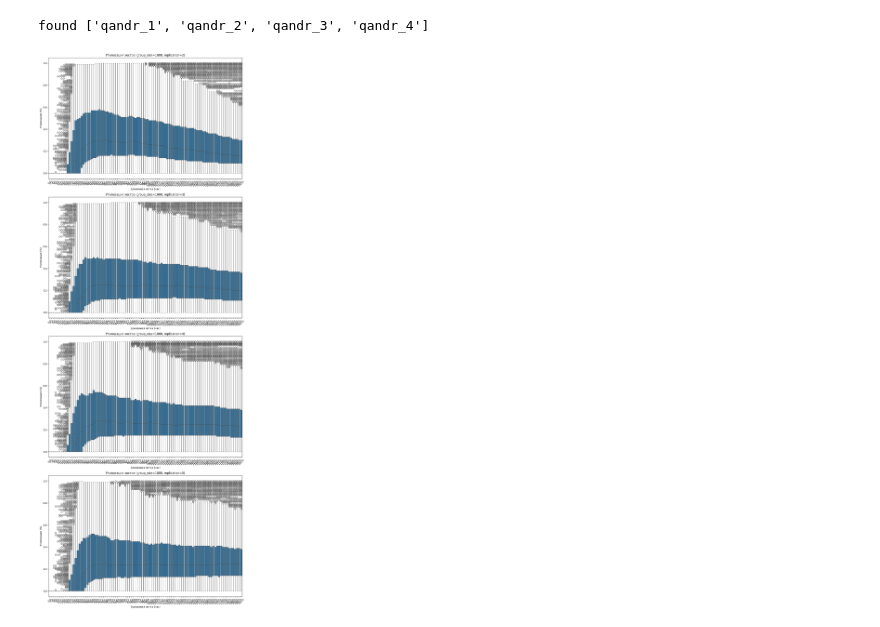
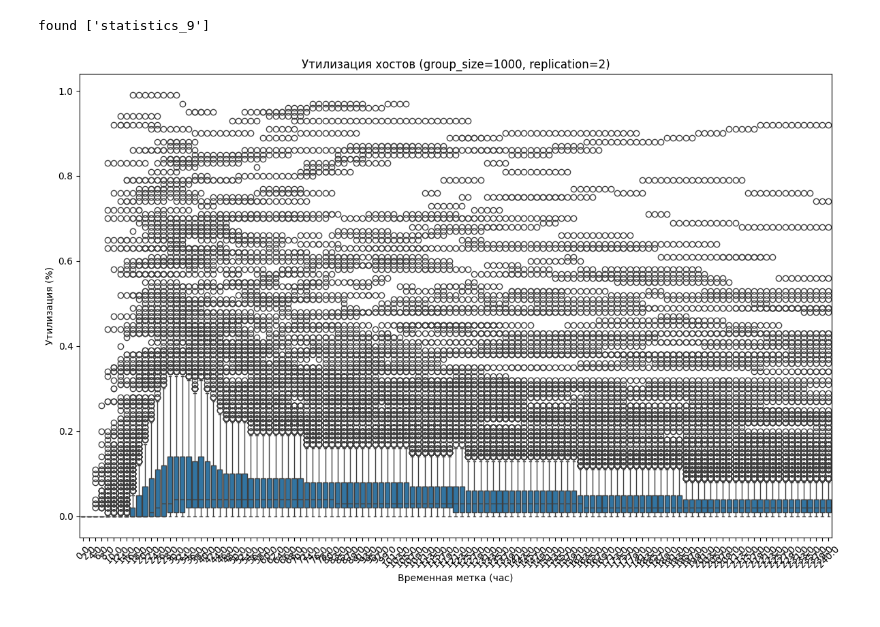
Before and after one commit to L4dno/monobeh_boinc, a Jupyter notebook: Assets/Analytics/host_states.ipynb, the cells around one changed output. Cells and saved outputs as stored; diff of their text form; code cells hidden in the pictures.

```diff
--- a/Assets/Analytics/host_states.ipynb
+++ b/Assets/Analytics/host_states.ipynb
@@ -73,11 +73,12 @@ def boxplot_host_utilization(ax, file_path, group_size, replication):
     except Exception as e:
         print(f"Ошибка при обработке {file_path}: {e}")
 # %%
-STAT_PATH = "C:/Users/xmelo/AppData/LocalLow/DefaultCompany/_monobeh_boinc"
+STAT_PATH = "C:/Users/xmelo/AppData/LocalLow/DefaultCompany/_monobeh_boinc/"
 WORKUNITS_NAME = "host_utilization.csv"
 PARAMS_NAME = "parameters.json"
+exp_name = "statistics"
 # %%
-exp_name = "qandr"
+
 
 folders = [f for f in os.listdir(STAT_PATH)
            if os.path.isdir(os.path.join(STAT_PATH,f)) and f.startswith(exp_name)]
@@ -90,32 +91,32 @@ else:
 params_data = dict()
 hosts_paths = dict()
 
 for ind, exp_folder in enumerate(folders):
     full_path = os.path.join(STAT_PATH, exp_folder)
     parameters_path = os.path.join(full_path, PARAMS_NAME)
 
     with open(parameters_path, 'r', encoding='utf-8') as f:
         data = json.load(f)
         params_data[ind] = data
 
     hosts_paths[ind] = os.path.join(full_path, WORKUNITS_NAME)
 
 num_plots = len(hosts_paths)
 if num_plots > 0:
     fig, axes = plt.subplots(num_plots, 1, figsize=(12, 8 * num_plots), squeeze=False)
     axes = axes.flatten()
 else:
     fig, axes = None, []
 
 for i, (ind, path) in enumerate(hosts_paths.items()):
     ax = axes[i]
     group_size = params_data[ind]["GroupConfig"]["NumberOfClients"]
     replication_value = params_data[ind]["ProjectConfig"]["TaskConfig"]["InitialCreatedWorkunits"]
     boxplot_host_utilization(ax, path, group_size=group_size, replication=replication_value)
 
 if num_plots > 0:
     plt.tight_layout()
     plt.show()
 # %% [output]
-found ['qandr_1', 'qandr_2', 'qandr_3', 'qandr_4']
+found ['statistics_9']
-[figure, old version]
+[figure, new version]
```
Also changed, not shown: 16 other files.
